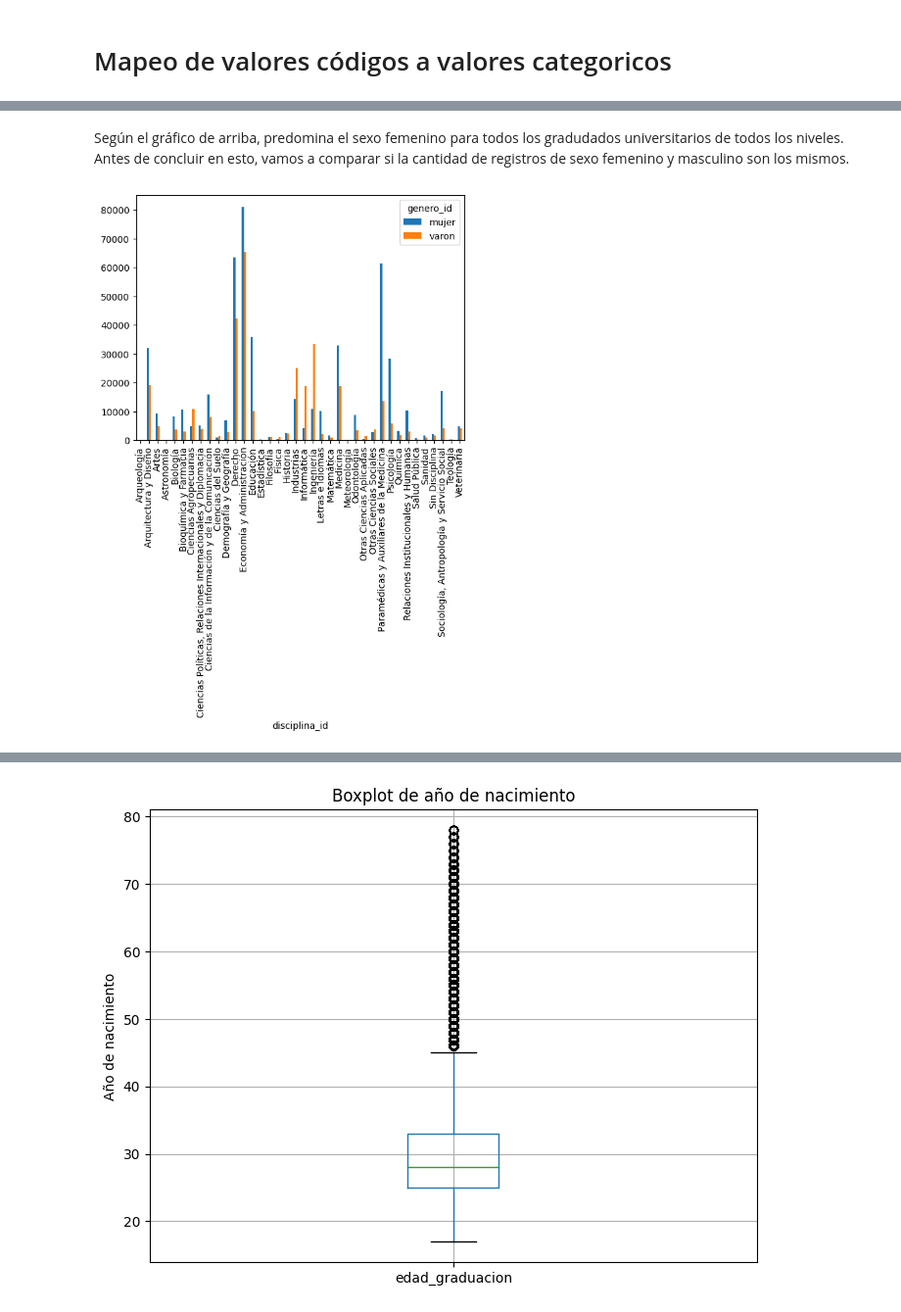
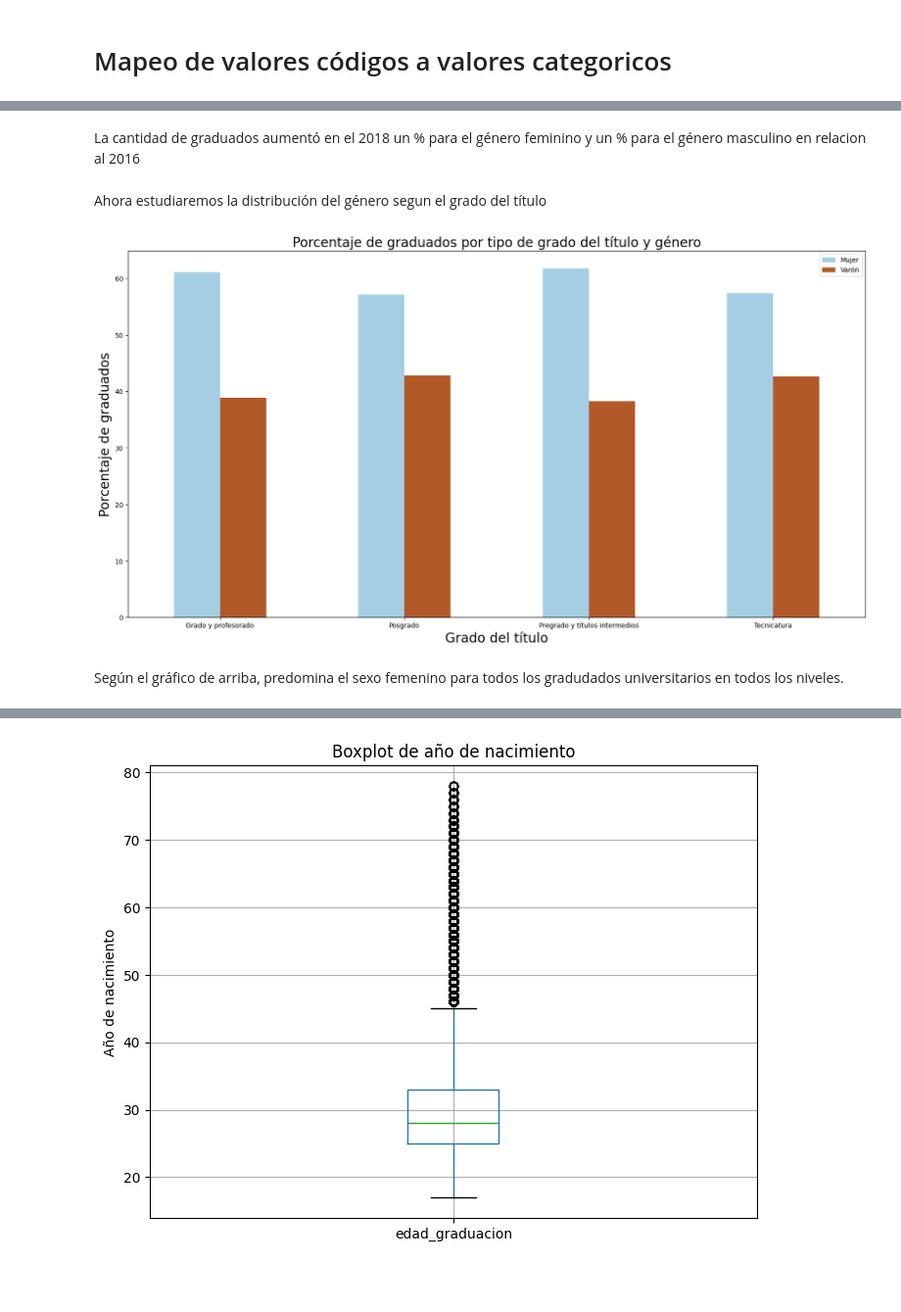
Before and after one commit to itssofiarce/regresion-fcdd, a Jupyter notebook: main.ipynb, the cells around one changed output, grey strips where cells are left out. Shown: that part at 98% size. Cells and saved outputs as stored; diff of their text form; code cells hidden in the pictures; blank space fills up the shorter version.

```diff
--- a/main.ipynb
+++ b/main.ipynb
@@ -165,8 +176,17 @@ plot = pd.crosstab(index=df_etiquetado['tipo_titulo_id'],
+# %% [markdown]
+La cantidad de graduados aumentó en el 2018 un % para el género feminino y un % para el género masculino en relacion al 2016
+# %% [markdown]
+Ahora estudiaremos la distribución del género segun el grado del título
+# %%
+# Calculo de porcentajes de graduados por disciplinas agrupandolos por genero
+titulo_genero = df_etiquetado.groupby(['tipo_titulo_id', 'genero_id'])['id'].count()*100/df_etiquetado.groupby('tipo_titulo_id')['id'].count()
+titulo_genero.unstack().plot(kind='bar', stacked=False, figsize=(20, 10), fontsize=10, rot=0, colormap='Paired')
+plt.xlabel('Grado del título',fontsize=20)
+plt.legend(['Mujer', 'Varón'])
+plt.ylabel('Porcentaje de graduados', fontsize=20)
+plt.title('Porcentaje de graduados por tipo de grado del título y género',fontsize=20)
+plt.show()
+# %% [output]
+[figure, added]
 # %% [markdown]
-Según el gráfico de arriba, predomina el sexo femenino para todos los gradudados universitarios de todos los niveles. Antes de concluir en esto, vamos a comparar si la cantidad de registros de sexo femenino y masculino son los mismos.
+Según el gráfico de arriba, predomina el sexo femenino para todos los gradudados universitarios en todos los niveles.
-# %%
-# Gráfico de barras de sexo segun tipo del título
-plot = pd.crosstab(index=df_etiquetado['disciplina_id'],
-                    columns=df_etiquetado['genero_id']).plot(kind='bar')
-# %% [output]
-[figure, removed]
```
Also changed, not shown: parts of 38 cells of this notebook.
